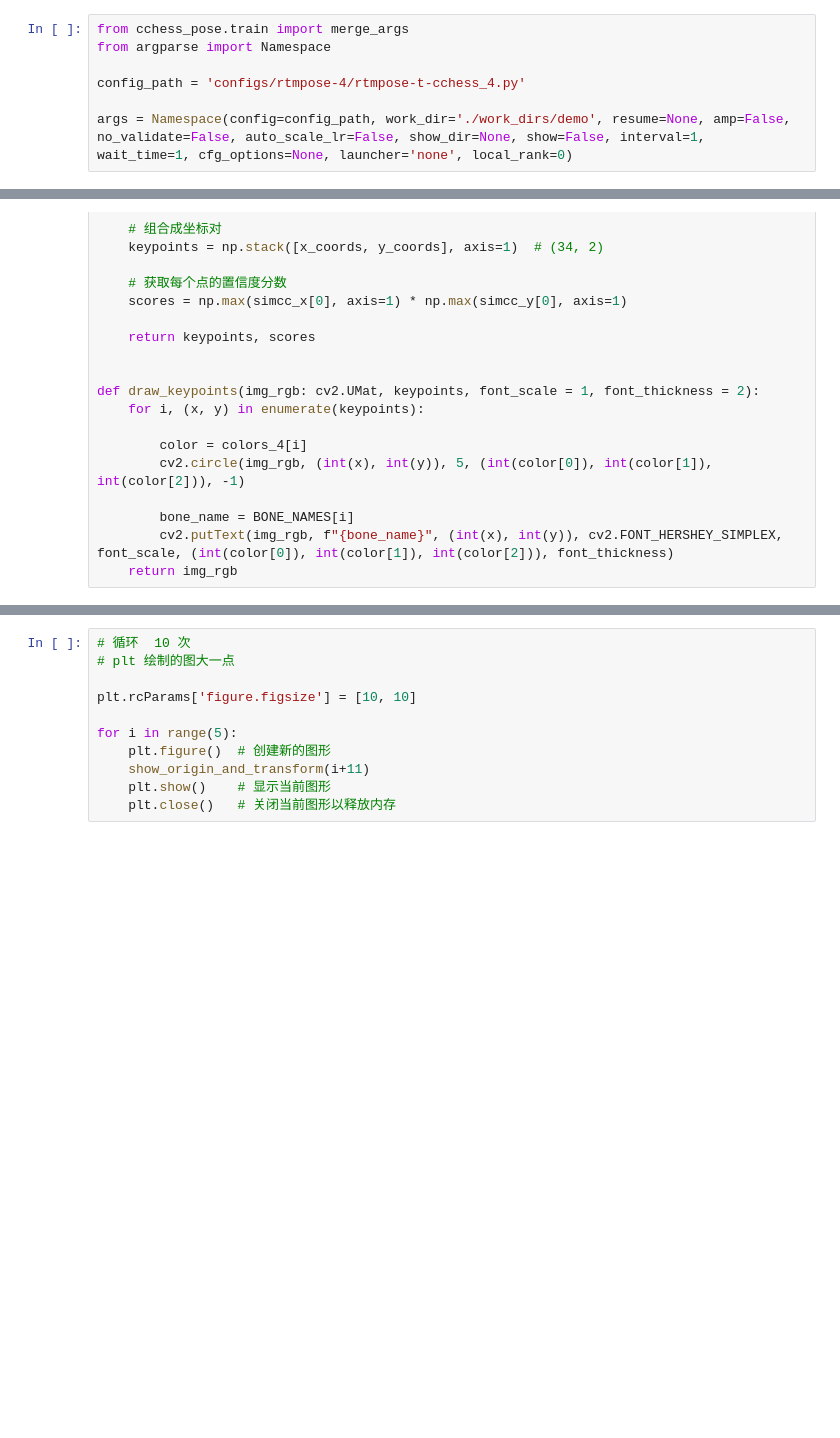
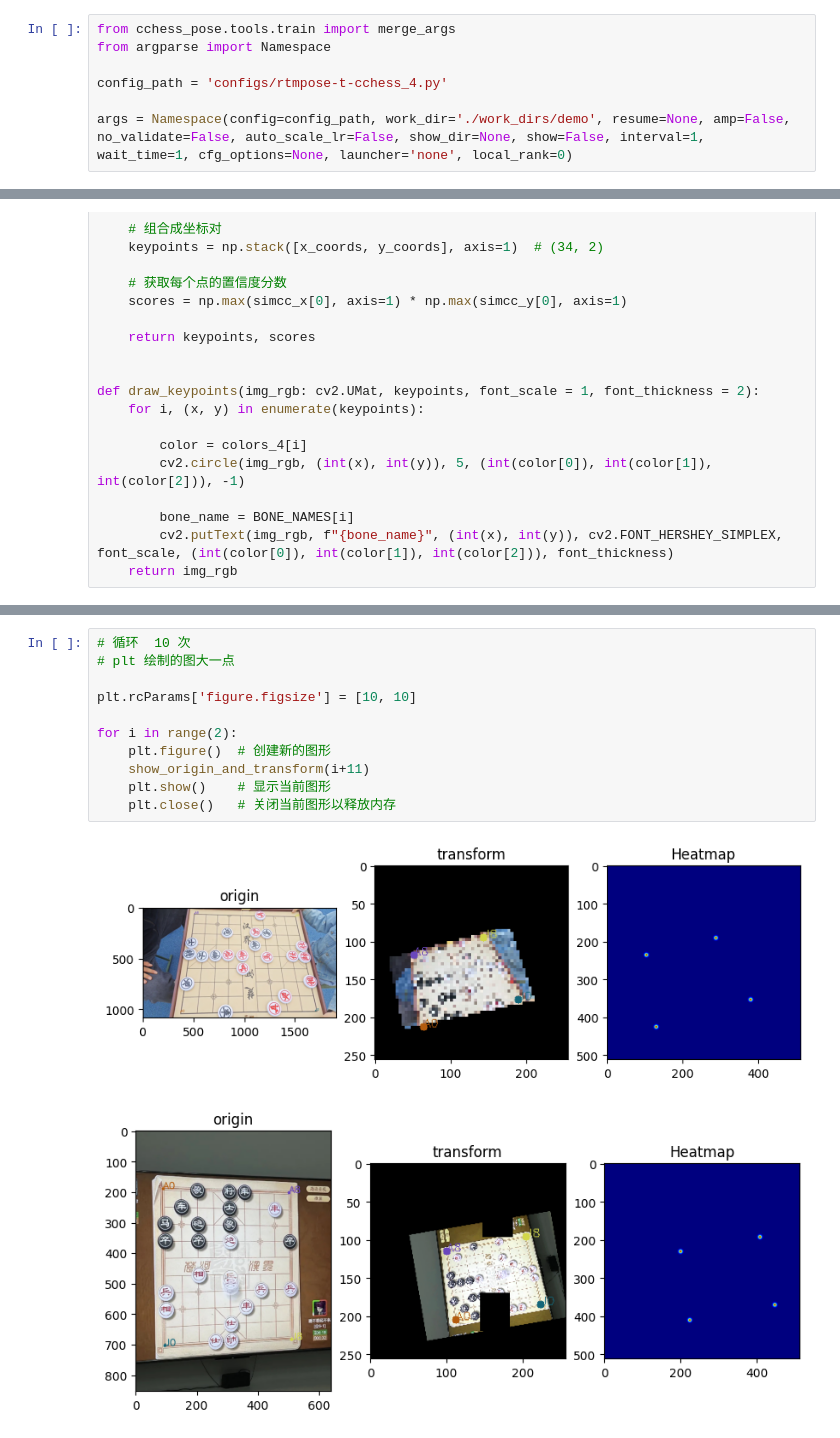
Before and after one commit to TheOne1006/chinese-chess-recognition, a Jupyter notebook: cchess_pose/examples/preview_transform.ipynb, the cells around one changed output, grey strips where cells are left out. Drawn from its saved outputs; the diff is of its cells as text; blank space fills up the shorter version.

```diff
--- a/cchess_pose/examples/preview_transform.ipynb
+++ b/cchess_pose/examples/preview_transform.ipynb
@@ -15,8 +17,8 @@ mmpose.__version__
 # %%
-from cchess_pose.train import merge_args
+from cchess_pose.tools.train import merge_args
 from argparse import Namespace
 
-config_path = 'configs/rtmpose-4/rtmpose-t-cchess_4.py'
+config_path = 'configs/rtmpose-t-cchess_4.py'
 
 args = Namespace(config=config_path, work_dir='./work_dirs/demo', resume=None, amp=False, no_validate=False, auto_scale_lr=False, show_dir=None, show=False, interval=1, wait_time=1, cfg_options=None, launcher='none', local_rank=0)
 # %%
@@ -169,11 +179,14 @@ def show_origin_and_transform(index = 0):
 # %%
 # 循环  10 次
 # plt 绘制的图大一点
 
 plt.rcParams['figure.figsize'] = [10, 10]
 
-for i in range(5):
+for i in range(2):
     plt.figure()  # 创建新的图形
     show_origin_and_transform(i+11)
     plt.show()    # 显示当前图形
     plt.close()   # 关闭当前图形以释放内存
+# %% [output]
+[figure, added]
+[figure, added]
```
Also changed, not shown: parts of 3 cells of this notebook, 16 other files.
